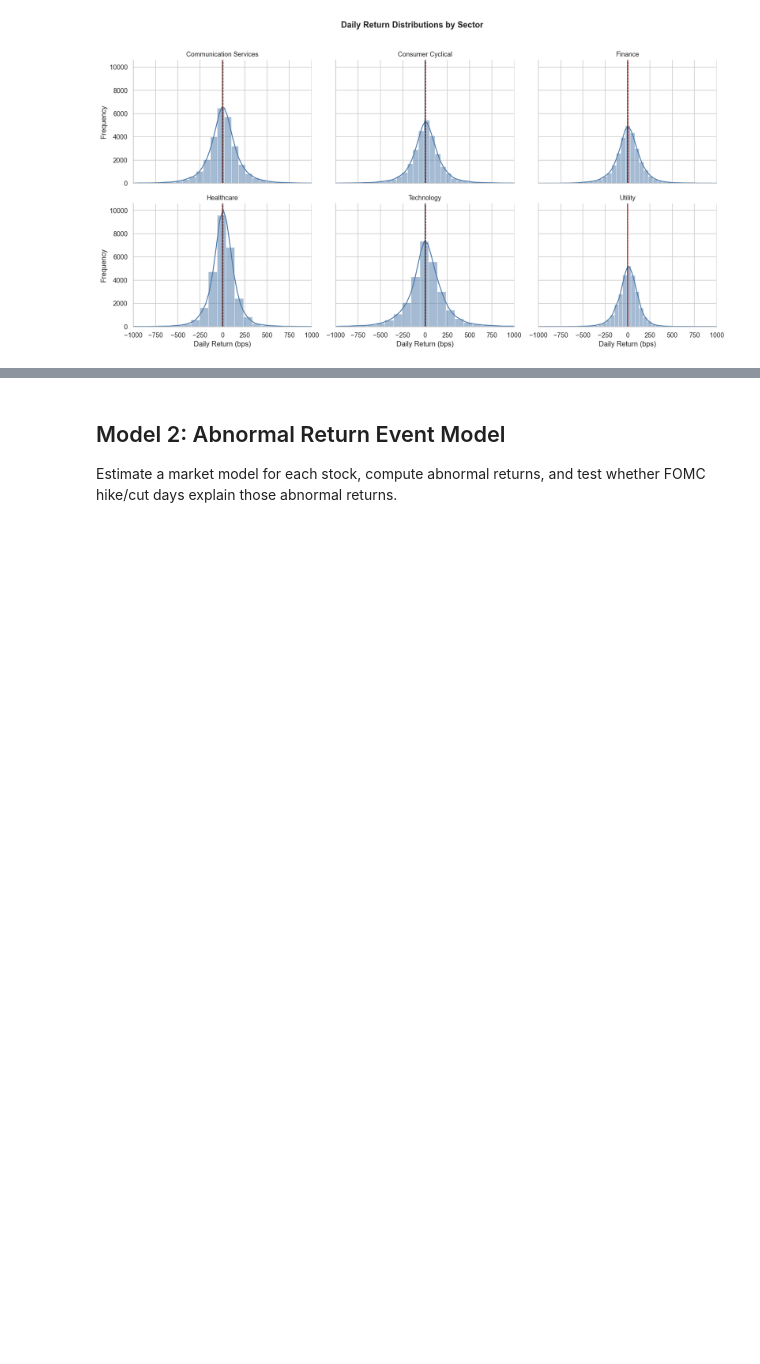
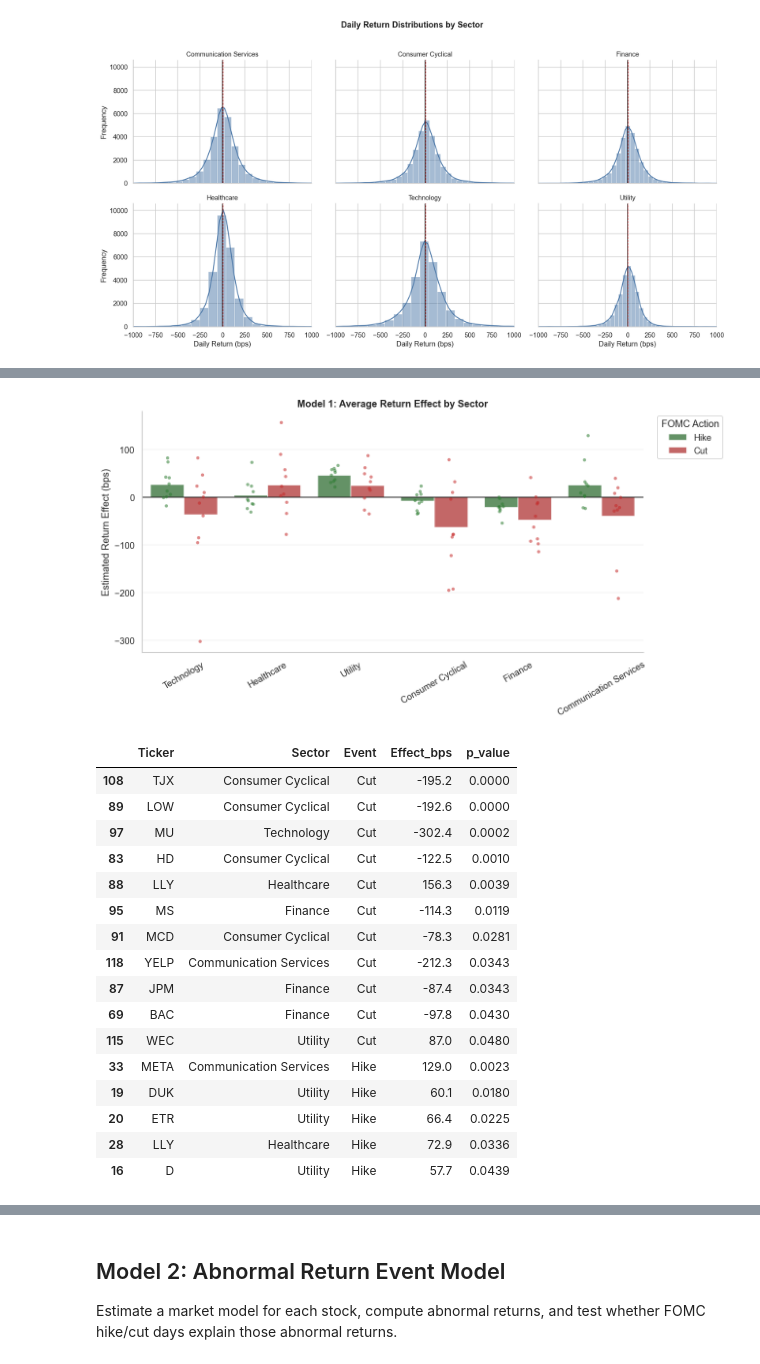
Before and after one commit to jackshi812/rate-cut-hike-stock-returns, a Jupyter notebook: Data_Analysis.ipynb, the cells around one changed output, grey strips where cells are left out. Drawn from its saved outputs; the diff is of its cells as text; code cells hidden in the pictures; blank space fills up the shorter version.

```diff
--- a/Data_Analysis.ipynb
+++ b/Data_Analysis.ipynb
@@ -443,0 +386,60 @@ results_df
+# %%
+model1_plot = results_df.copy()
+model1_plot['Sector'] = model1_plot['Ticker'].map(final_df.drop_duplicates('ticker').set_index('ticker')['sector'])
+model1_long = model1_plot.melt(
+    id_vars=['Ticker', 'Sector', 'p_hike', 'p_cut'],
+    value_vars=['gamma_hike', 'gamma_cut'],
+    var_name='Event',
+    value_name='Effect'
+)
+model1_long['Event'] = model1_long['Event'].map({'gamma_hike': 'Hike', 'gamma_cut': 'Cut'})
+model1_long['Effect_bps'] = model1_long['Effect'] * 10000
+model1_long['p_value'] = np.where(model1_long['Event'].eq('Hike'), model1_long['p_hike'], model1_long['p_cut'])
+model1_long['Significant'] = model1_long['p_value'] < 0.05
+
+fig, ax = plt.subplots(figsize=(11, 5.8))
+sns.barplot(
+    data=model1_long, x='Sector', y='Effect_bps', hue='Event',
+    estimator='mean', errorbar=None,
+    palette={'Hike': event_colors['Hike'], 'Cut': event_colors['Cut']},
+    alpha=0.78, ax=ax
+)
+sns.stripplot(
+    data=model1_long, x='Sector', y='Effect_bps', hue='Event',
+    dodge=True, palette={'Hike': event_colors['Hike'], 'Cut': event_colors['Cut']},
+    size=4, alpha=0.55, legend=False, ax=ax
+)
+ax.axhline(0, color='black', linewidth=1)
+ax.set_title('Model 1: Average Return Effect by Sector', fontweight='bold')
+ax.set_xlabel('')
+ax.set_ylabel('Estimated Return Effect (bps)')
+ax.tick_params(axis='x', rotation=30)
+ax.legend(title='FOMC Action', bbox_to_anchor=(1.02, 1), loc='upper left')
+ax.grid(True, axis='y', alpha=0.25)
+plt.tight_layout()
+plt.show()
+
+display(
+    model1_long.loc[model1_long['Significant'], ['Ticker', 'Sector', 'Event', 'Effect_bps', 'p_value']]
+    .sort_values(['Event', 'p_value'])
+    .assign(Effect_bps=lambda d: d['Effect_bps'].round(1), p_value=lambda d: d['p_value'].round(4))
+)
+# %% [output]
+[figure, added]
+|  | Ticker | Sector | Event | Effect_bps | p_value |
+| 108 | TJX | Consumer Cyclical | Cut | -195.2 | 0.0000 |
+| 89 | LOW | Consumer Cyclical | Cut | -192.6 | 0.0000 |
+| 97 | MU | Technology | Cut | -302.4 | 0.0002 |
+| 83 | HD | Consumer Cyclical | Cut | -122.5 | 0.0010 |
+| 88 | LLY | Healthcare | Cut | 156.3 | 0.0039 |
+| 95 | MS | Finance | Cut | -114.3 | 0.0119 |
+| 91 | MCD | Consumer Cyclical | Cut | -78.3 | 0.0281 |
+| 118 | YELP | Communication Services | Cut | -212.3 | 0.0343 |
+| 87 | JPM | Finance | Cut | -87.4 | 0.0343 |
+| 69 | BAC | Finance | Cut | -97.8 | 0.0430 |
+| 115 | WEC | Utility | Cut | 87.0 | 0.0480 |
+| 33 | META | Communication Services | Hike | 129.0 | 0.0023 |
+| 19 | DUK | Utility | Hike | 60.1 | 0.0180 |
+| 20 | ETR | Utility | Hike | 66.4 | 0.0225 |
+| 28 | LLY | Healthcare | Hike | 72.9 | 0.0336 |
+| 16 | D | Utility | Hike | 57.7 | 0.0439 |
```
Also changed, not shown: parts of 49 cells of this notebook.
